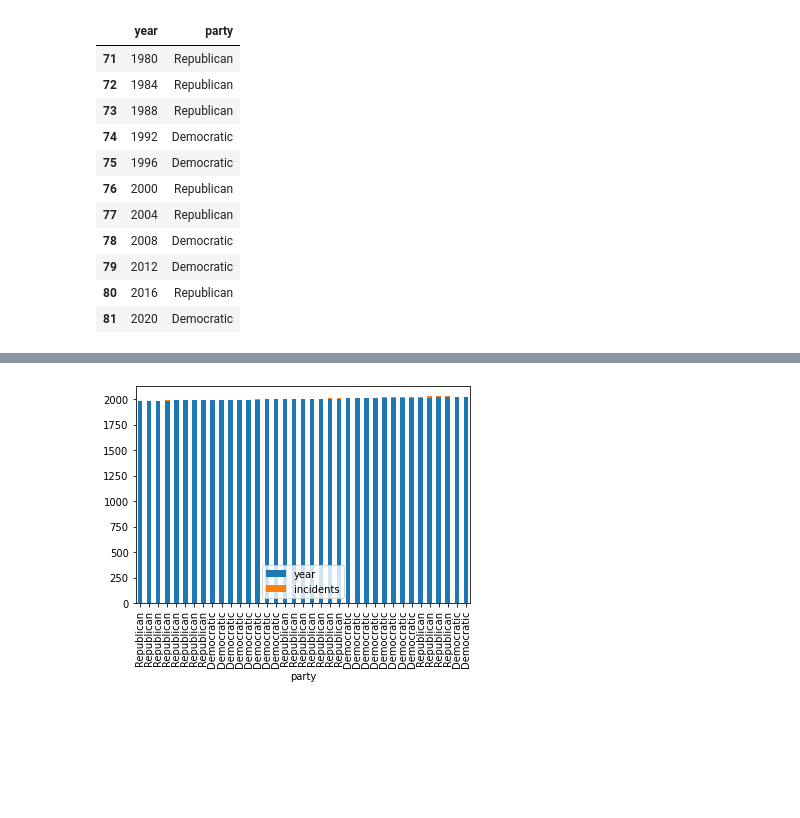
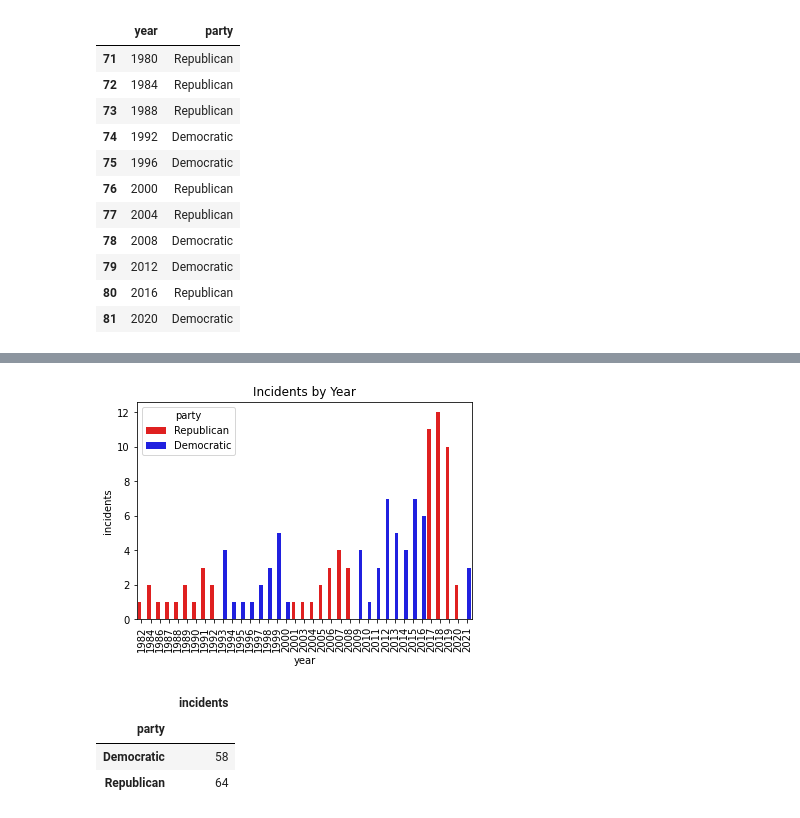
Before and after one commit to Tclack88/misc-analysis, a Jupyter notebook: US_mass_shootings.ipynb, the cells around one changed output, grey strips where cells are left out. Drawn from its saved outputs; the diff is of its cells as text; code cells hidden in the pictures; blank space fills up the shorter version.

Commit message:
update plot colors for clarity

```diff
--- a/US_mass_shootings.ipynb
+++ b/US_mass_shootings.ipynb
@@ -103,5 +101,17 @@ plot_df.plot.bar(x='year', y='incidents');
-# %%
-by_party_df = plot_df[['year', 'party','incidents']].set_index('party')
-by_party_df.plot.bar(stacked=True);
-# %% [output]
-[figure, removed]
+# %%
+import seaborn as sb
+import matplotlib.pyplot as plt
+# color_dict = {'Republican':'red', 'Democratic': 'blue'}
+incidents_plot = sb.barplot(data=plot_df, x='year', y='incidents',hue='party', palette=["red", "blue"])
+incidents_plot.set_title('Incidents by Year')
+plt.xticks(rotation=90);
+# %% [output]
+[figure, added]
+# %%
+plot_df[['party','incidents']].groupby('party').sum()
+# plot_df
+# %% [output]
+|  | incidents |
+| party |  |
+| Democratic | 58 |
+| Republican | 64 |
```
Also changed, not shown: parts of 2 cells of this notebook.
